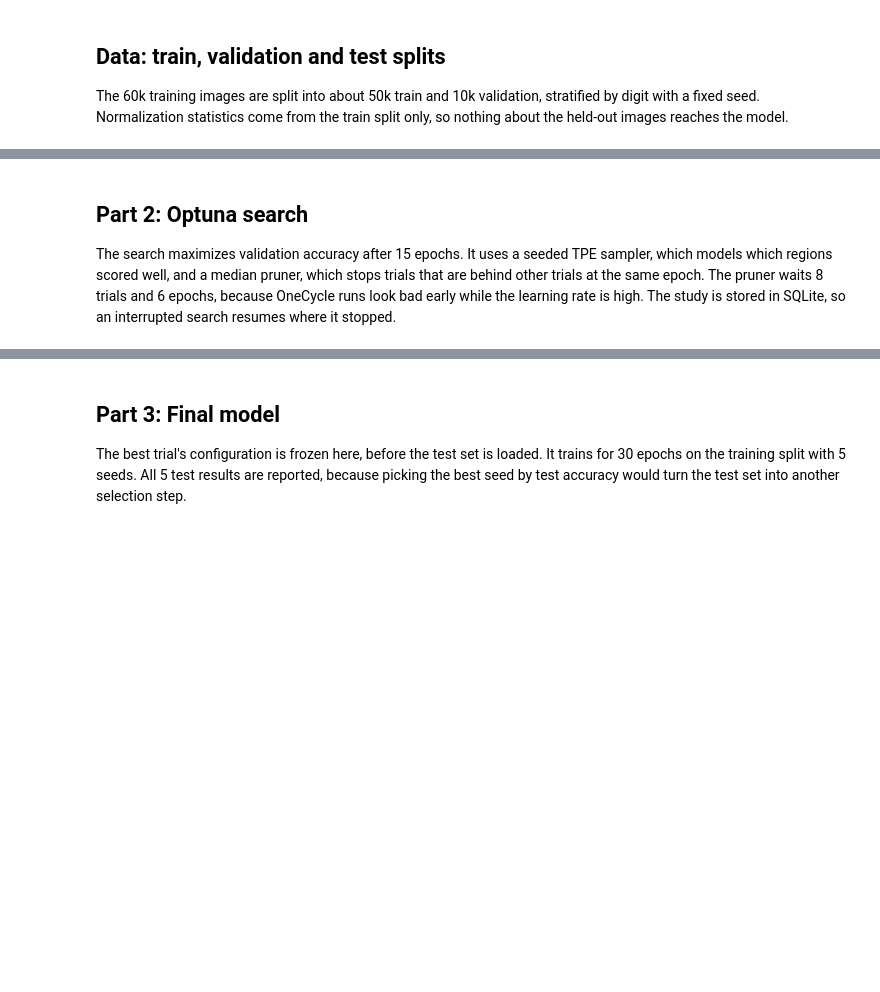
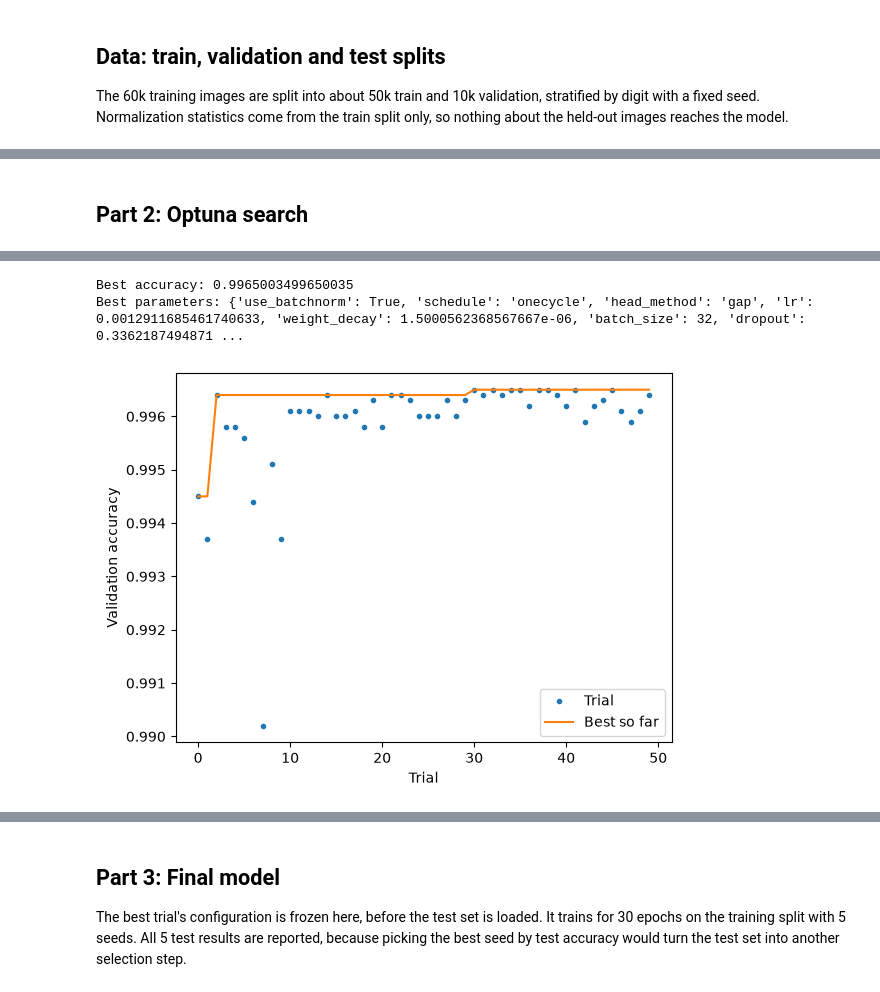
Before and after one commit to cehune/mte-class-projects, a Jupyter notebook: deep-learning/mnist_cnn/mnist_cnn.ipynb, the cells around one changed output, grey strips where cells are left out. Drawn from its saved outputs; the diff is of its cells as text; code cells hidden in the pictures; blank space fills up the shorter version.

```diff
--- a/deep-learning/mnist_cnn/mnist_cnn.ipynb
+++ b/deep-learning/mnist_cnn/mnist_cnn.ipynb
@@ -347,50 +593,48 @@ The manual results set these ranges. OneCycle was fixed on because it clearly he
 # %% [markdown]
 ## Part 2: Optuna search
-
-The search maximizes validation accuracy after 15 epochs. It uses a seeded TPE sampler, which models which regions scored well, and a median pruner, which stops trials that are behind other trials at the same epoch. The pruner waits 8 trials and 6 epochs, because OneCycle runs look bad early while the learning rate is high. The study is stored in SQLite, so an interrupted search resumes where it stopped.
 # %%
-# This block is Generated from Anthropic Claude
 N_TRIALS = 50
 SEARCH_EPOCHS = 15
 
+def objective(trial):
+    config = {
+        "n_blocks": 3,
+        "base_filters": 32,
+        "use_batchnorm": trial.suggest_categorical("use_batchnorm", [True, False]),
+        "schedule": trial.suggest_categorical("schedule", ["constant", "onecycle"]),
+        "head_method": trial.suggest_categorical("head_method", ["gap", "flatten"]),
 
-def suggest_config(trial):
-    return {
-        "lr": trial.suggest_float("lr", 3e-4, 5e-3, log=True),
-        "weight_decay": trial.suggest_float("weight_decay", 1e-6, 1e-2, log=True),
-        "batch_size": trial.suggest_categorical("batch_size", [64, 128, 256]),
-        "n_blocks": trial.suggest_int("n_blocks", 2, 4),
-        "base_filters": trial.suggest_int("base_filters", 16, 64, step=16),
-        "use_batchnorm": trial.suggest_categorical("use_batchnorm", [True, False]),
-        "head": trial.suggest_categorical("head", ["flatten", "gap"]),
-        "dropout": trial.suggest_float("dropout", 0.0, 0.5),
-        "label_smoothing": trial.suggest_float("label_smoothing", 0.0, 0.15),
-        "rotation": trial.suggest_float("rotation", 0.0, 20.0),
-        "translate": trial.suggest_float("translate", 0.0, 0.15),
-        "scale_jitter": trial.suggest_float("scale_jitter", 0.0, 0.2),
-        "shear": 0.0, "cutout": 0, "schedule": "onecycle",
+        "lr": trial.suggest_float("lr", 1e-3, 8e-3, log=True),
+        "weight_decay": trial.suggest_float("weight_decay", 1e-6, 1e-3, log=True),
+        "batch_size": trial.suggest_categorical("batch_size", [32, 64]),
+        "dropout": trial.suggest_float("dropout", 0.2, 0.6),
+        "label_smoothing": trial.suggest_float("label_smoothing", 0.05, 0.15),
+        "rotation": trial.suggest_float("rotation", 0, 15),
+        "translate": trial.suggest_float("translate", 0, 0.1),
+        "scale_jitter": trial.suggest_float("scale_jitter", 0, 0.1),
     }
 
-
-def objective(trial):
-    _, val_acc = run_training(suggest_config(trial), SEED, SEARCH_EPOCHS, trial=trial)
+    _, val_acc = run_training(config, SEED, SEARCH_EPOCHS)
     return val_acc[-1]
 
 
-optuna.logging.set_verbosity(optuna.logging.WARNING)
 study = optuna.create_study(
-    study_name="mnist_cnn",
-    storage=f"sqlite:///{RESULTS_DIR / 'optuna.db'}",
-    load_if_exists=True,
     direction="maximize",
-    sampler=optuna.samplers.TPESampler(seed=SEED),
-    pruner=optuna.pruners.MedianPruner(n_startup_trials=8, n_warmup_steps=6),
+    sampler=optuna.samplers.TPESampler(seed=SEED)
 )
-finished = [t for t in study.trials if t.state.is_finished()]
-study.optimize(objective, n_trials=max(0, N_TRIALS - len(finished)))
+study.optimize(objective, n_trials=N_TRIALS)
 
-states = pd.Series([t.state.name for t in study.trials]).value_counts()
-print(states.to_string())
-print("best validation accuracy:", study.best_value)
-print(json.dumps(study.best_params, indent=2))
+print("Best accuracy:", study.best_value)
+print("Best parameters:", study.best_params)
+
+
+# Plotting code is generated by Anthropic Claude
+values = [t.value for t in study.trials]
+
+plt.plot(values, ".", label="Trial")
+plt.plot(np.maximum.accumulate(values), label="Best so far")
+plt.xlabel("Trial")
+plt.ylabel("Validation accuracy")
+plt.legend()
+plt.show()
 # %% [output]
@@ -413,0 +658,3 @@ best validation accuracy: 0.9967003299670033
+Best accuracy: 0.9965003499650035
+Best parameters: {'use_batchnorm': True, 'schedule': 'onecycle', 'head_method': 'gap', 'lr': 0.0012911685461740633, 'weight_decay': 1.5000562368567667e-06, 'batch_size': 32, 'dropout': 0.3362187494871 ...
+[figure, added]
```
Also changed, not shown: parts of 28 cells of this notebook, 59 other files.
